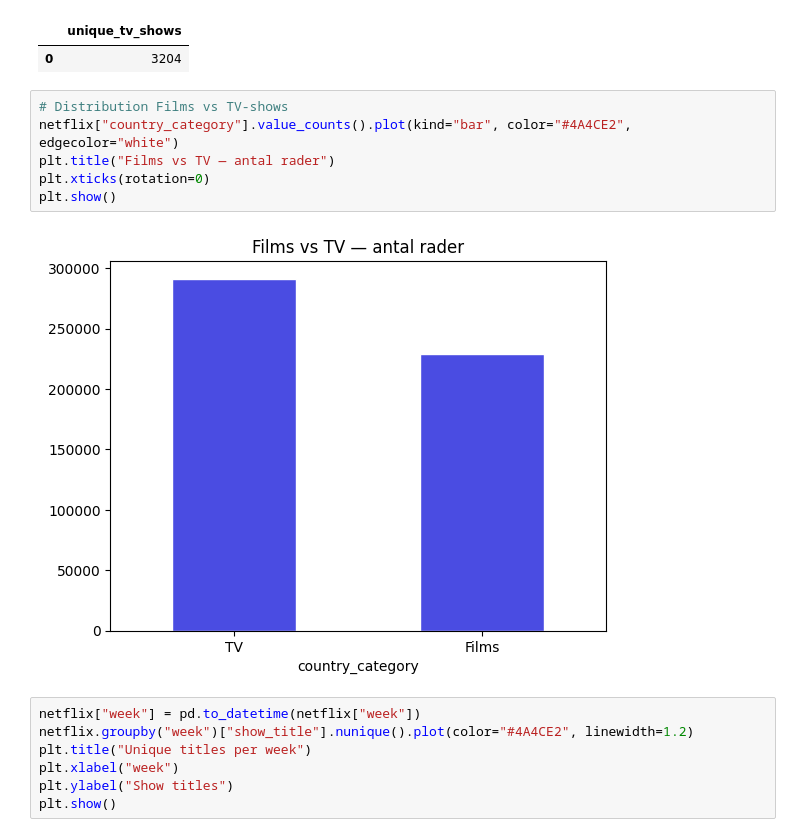
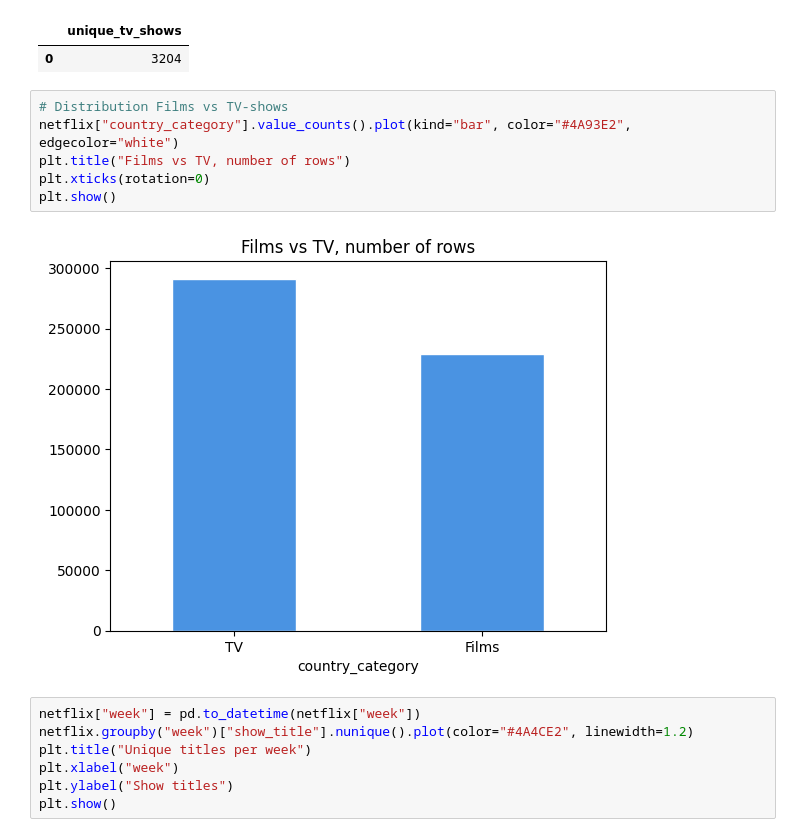
Before and after one commit to Akina-Aoki/Netflix_Analytics_DE_UX, a Jupyter notebook: eda/maarcus_netflix_EDA.ipynb, the cells around one changed output. Drawn from its saved outputs; the diff is of its cells as text.

Commit message:
M eda/netflix eda (#40)
* Add Netflix EDA notebook

* Fixed mixed language in EDA notebook

---------

Co-authored-by: maarcus_andersson <marcus.andersson@stud.sti.se>

```diff
--- a/eda/maarcus_netflix_EDA.ipynb
+++ b/eda/maarcus_netflix_EDA.ipynb
@@ -293,12 +287,12 @@ duckdb.sql("""
 | 0 | 3204 |
 # %%
 # Distribution Films vs TV-shows
-netflix["country_category"].value_counts().plot(kind="bar", color="#4A4CE2", edgecolor="white")
-plt.title("Films vs TV — antal rader")
+netflix["country_category"].value_counts().plot(kind="bar", color="#4A93E2", edgecolor="white")
+plt.title("Films vs TV, number of rows")
 plt.xticks(rotation=0)
 plt.show()
 # %% [output]
-[figure, old version]
+[figure, new version]
 # %%
 netflix["week"] = pd.to_datetime(netflix["week"])
 netflix.groupby("week")["show_title"].nunique().plot(color="#4A4CE2", linewidth=1.2)
```
Also changed, not shown: parts of 4 cells of this notebook.
